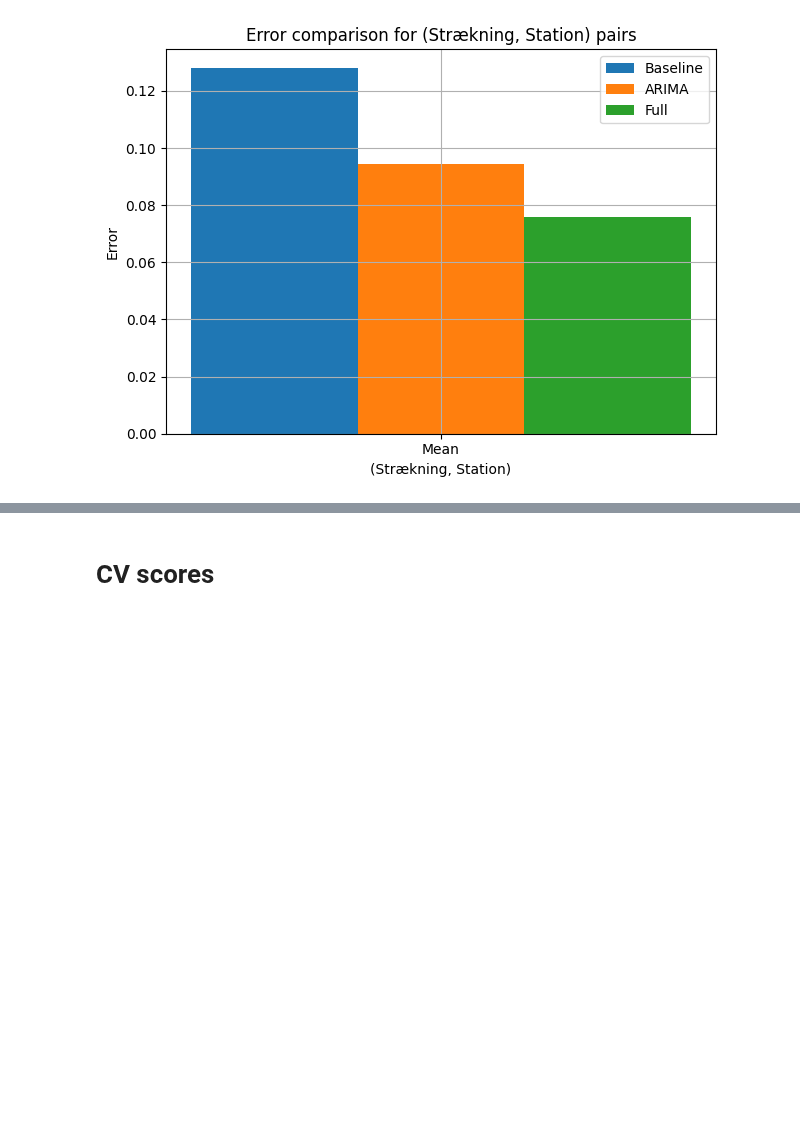
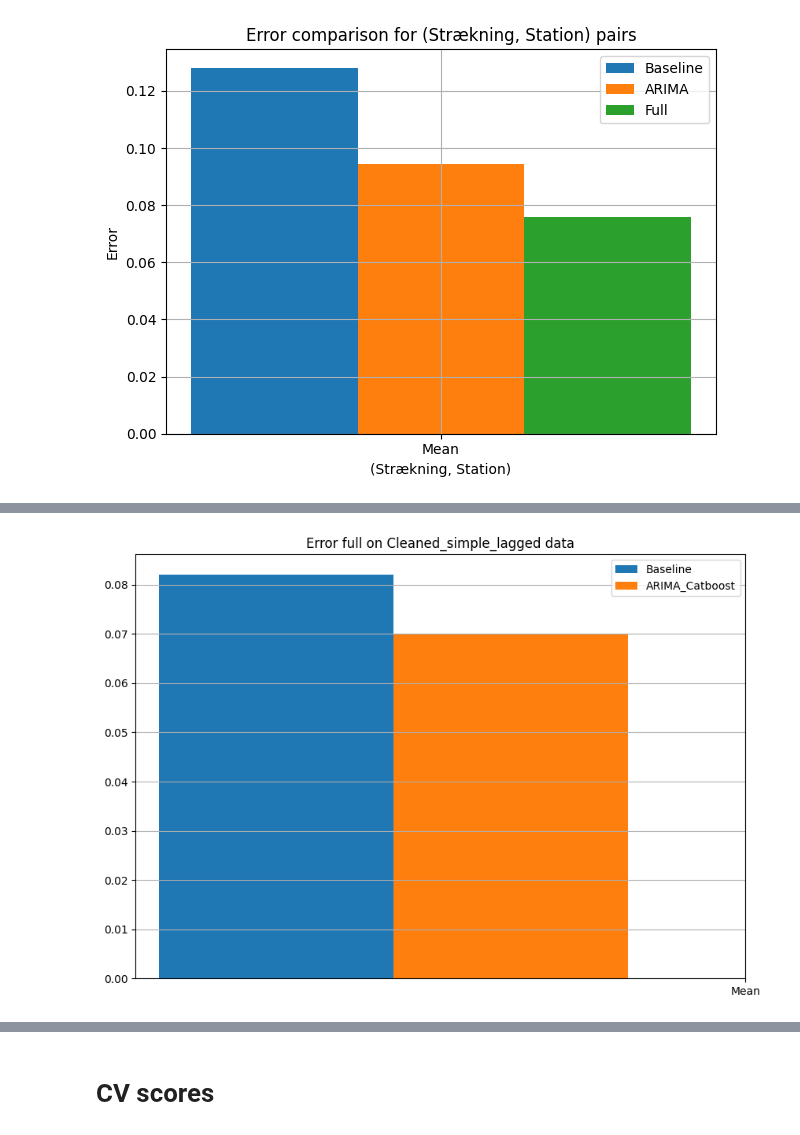
Before and after one commit to clarachristiansen/Bachelor_project, a Jupyter notebook: Visualize_CV_individual.ipynb, the cells around one changed output, grey strips where cells are left out. Drawn from its saved outputs; the diff is of its cells as text; code cells hidden in the pictures; blank space fills up the shorter version.

Commit message:
Smaller test. Needs to be modified to new result format

```diff
--- a/Visualize_CV_individual.ipynb
+++ b/Visualize_CV_individual.ipynb
@@ -177,0 +178,59 @@ plot_columns(['Xgboost', 'SARIMA_Xgboost', 'Catboost', 'SARIMA_Catboost'], 'Clea
+# %%
+# Plot same columns across models/datasets
+def data_from_files_error(relative_path):
+    file_list_results = glob.glob(relative_path)
+
+    strækning_station = []
+    errors_baseline = []
+    errors_arima = []
+    errors_full = []
+
+    for file in file_list_results:
+        index_start = len(relative_path.split('*')[0])
+        strækning_station += [file[index_start:].split('_')[0]]
+        results_df = pd.read_csv(file)
+        errors_baseline += [results_df['Error_baseline0'][0]]
+        errors_arima += [results_df.get('Error_ARIMA0', [None])[0]] # No ARIMA column in only Boosted
+        errors_full += [results_df['Error_full0'][0]]
+
+    if 'arima' in relative_path.lower():
+        return pd.DataFrame(list(zip(strækning_station, errors_baseline, errors_arima, errors_full)), columns=['route_station', 'Errors_baseline', 'Errors_arima', 'Errors_full'])
+    else:
+        return pd.DataFrame(list(zip(strækning_station, errors_baseline, errors_full)), columns=['route_station', 'Errors_baseline', 'Errors_full'])
+
+def data_from_all_models_in_dataset(dataset_name, model_names, specific_train_route, use_mean):
+    data = []
+    for model_name in model_names:
+        dataset =  data_from_files_error(f'Results/Separate_Runs/{dataset_name}/{model_name}/*results365.csv')
+        if use_mean:
+            data += [pd.DataFrame(dataset.mean(axis=0, numeric_only=True)).T.assign(route_station='Mean')]
+        else:
+            data += [extract_train_routes(specific_train_route, dataset)]
+    return data
+
+def plot_columns(model_names, dataset_name, specific_train_route, column, column_arima=None, use_mean=False):
+    datasets = data_from_all_models_in_dataset(dataset_name, model_names, specific_train_route, use_mean)
+    plt.figure(figsize=(10,7))
+    bar_width = 0.15
+    index = range(len(datasets[0]))
+    arima_found=False
+    plt.bar([j + bar_width for j in index], datasets[0]['Errors_baseline'], bar_width, label='Baseline')
+    counter = 0
+    for i, (name, dataset) in enumerate(zip(model_names, datasets)):
+        dataset = dataset.sort_values(by='route_station')
+        plt.bar([j + (counter+2) * bar_width for j in index], dataset[column].values, bar_width, label=name)
+        counter += 1
+        if column_arima in dataset.columns and not arima_found:
+            plt.bar([j + (counter+2) * bar_width for j in index], dataset[column_arima].values, bar_width, label='ARIMA')
+            counter += 1
+            arima_found=True
+        plt.xticks([i + 3 * bar_width for i in index], datasets[0]['route_station'])
+        #print(dataset)
+
+    plt.legend()
+    plt.title(f'Error full on {dataset_name} data')
+    plt.grid()
+
+plot_columns(['ARIMA_Catboost'], 'Cleaned_simple_lagged', 20, 'Errors_full', column_arima='Errors_ARIMA0', use_mean=True)
+# %% [output]
+[figure, added]
```
Also changed, not shown: parts of 17 cells of this notebook.
